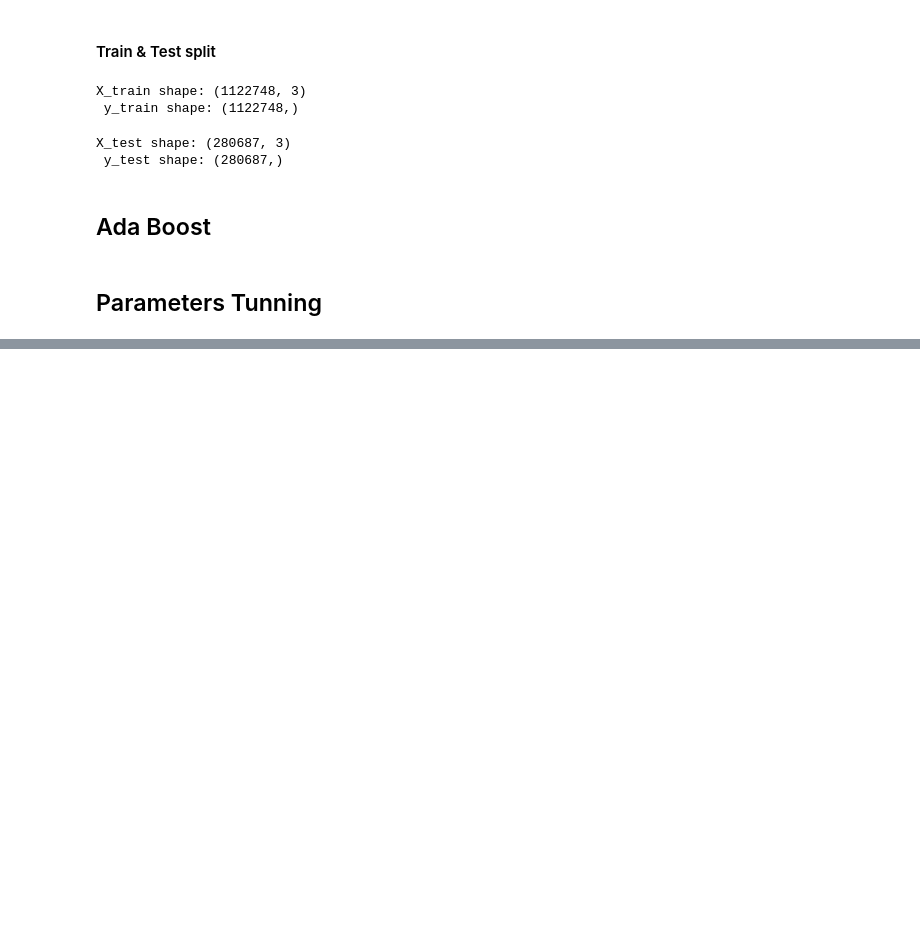
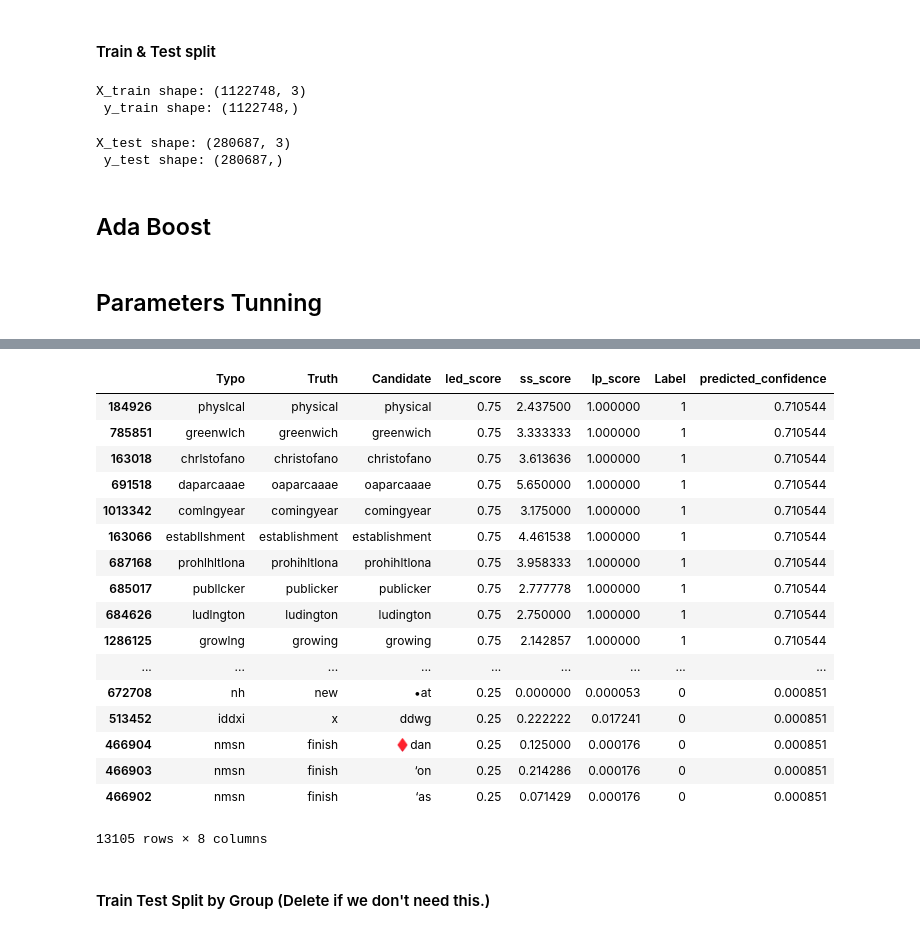
Before and after one commit to TZstatsADS/Spring2019-Proj4-grp-2, a Jupyter notebook: feature_extraction.ipynb, the cells around one changed output, grey strips where cells are left out. Saved outputs shown, nothing was run; the diff lists cells and outputs as text; code cells hidden in the pictures; blank space fills up the shorter version.

```diff
--- a/feature_extraction.ipynb
+++ b/feature_extraction.ipynb
@@ -209,0 +247,23 @@ print(ada_grid_search_fit.best_score_)
+# %%
+sorted_test_final_output = unsorted_test_final_output.groupby('typo')['predicted_confidence'].nlargest(10)
+# %% [output]
+|  | Typo | Truth | Candidate | led_score | ss_score | lp_score | Label | predicted_confidence |
+| 184926 | physlcal | physical | physical | 0.75 | 2.437500 | 1.000000 | 1 | 0.710544 |
+| 785851 | greenwlch | greenwich | greenwich | 0.75 | 3.333333 | 1.000000 | 1 | 0.710544 |
+| 163018 | chrlstofano | christofano | christofano | 0.75 | 3.613636 | 1.000000 | 1 | 0.710544 |
+| 691518 | daparcaaae | oaparcaaae | oaparcaaae | 0.75 | 5.650000 | 1.000000 | 1 | 0.710544 |
+| 1013342 | comlngyear | comingyear | comingyear | 0.75 | 3.175000 | 1.000000 | 1 | 0.710544 |
+| 163066 | establlshment | establishment | establishment | 0.75 | 4.461538 | 1.000000 | 1 | 0.710544 |
+| 687168 | prohlhltlona | prohihltlona | prohihltlona | 0.75 | 3.958333 | 1.000000 | 1 | 0.710544 |
+| 685017 | publlcker | publicker | publicker | 0.75 | 2.777778 | 1.000000 | 1 | 0.710544 |
+| 684626 | ludlngton | ludington | ludington | 0.75 | 2.750000 | 1.000000 | 1 | 0.710544 |
+| 1286125 | growlng | growing | growing | 0.75 | 2.142857 | 1.000000 | 1 | 0.710544 |
+| ... | ... | ... | ... | ... | ... | ... | ... | ... |
+| 672708 | nh | new | •at | 0.25 | 0.000000 | 0.000053 | 0 | 0.000851 |
+| 513452 | iddxi | x | ddwg | 0.25 | 0.222222 | 0.017241 | 0 | 0.000851 |
+| 466904 | nmsn | finish | ♦dan | 0.25 | 0.125000 | 0.000176 | 0 | 0.000851 |
+| 466903 | nmsn | finish | ‘on | 0.25 | 0.214286 | 0.000176 | 0 | 0.000851 |
+| 466902 | nmsn | finish | ‘as | 0.25 | 0.071429 | 0.000176 | 0 | 0.000851 |
+13105 rows × 8 columns
+# %% [markdown]
+#### Train Test Split by Group (Delete if we don't need this.)
```
Also changed, not shown: parts of 12 cells of this notebook.
